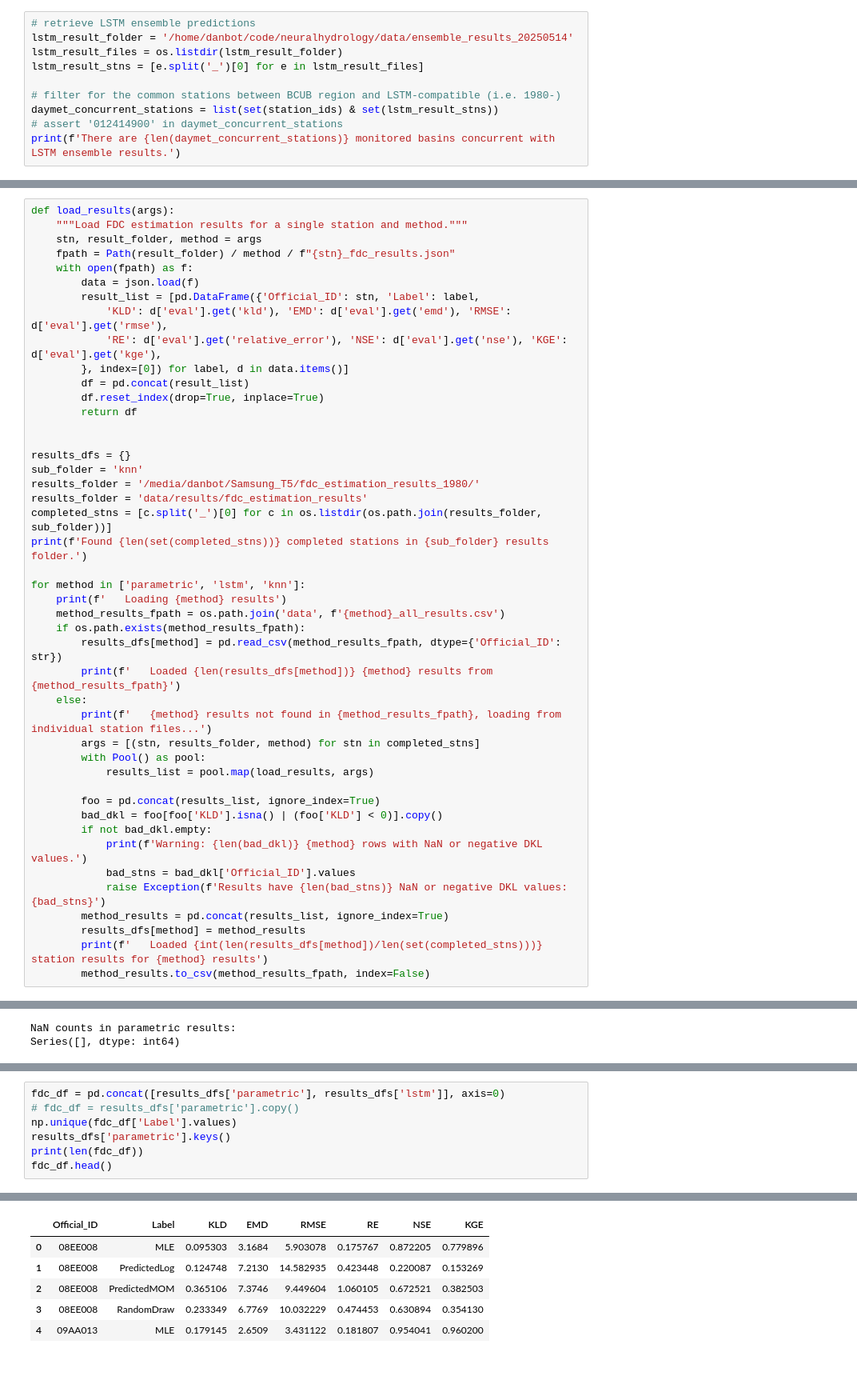
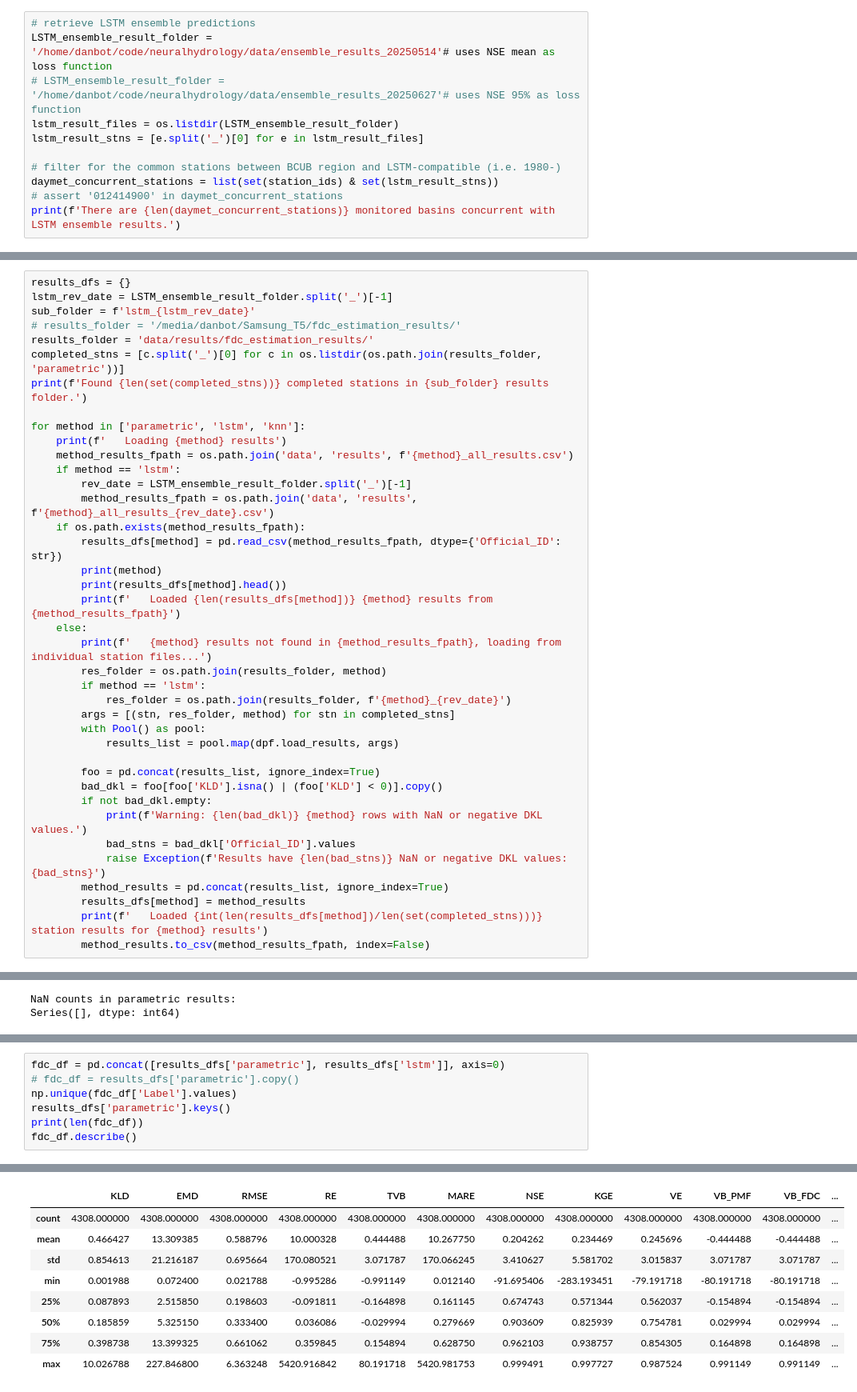
Before and after one commit to dankovacek/distribution_estimation, a Jupyter notebook: docs/notebooks/6_Large_Sample_Results_Comparison.ipynb, the cells around one changed output, grey strips where cells are left out. Shown: that part at 80% size. Drawn from its saved outputs; the diff is of its cells as text; blank space fills up the shorter version.

Commit message:
add signed relative error metrics

```diff
--- a/docs/notebooks/6_Large_Sample_Results_Comparison.ipynb
+++ b/docs/notebooks/6_Large_Sample_Results_Comparison.ipynb
@@ -64,8 +65,9 @@ official_id_dict = {row['Official_ID']: row['Watershed_ID'] for _, row in hs_df.
 da_dict = {row['Official_ID']: row['Drainage_Area_km2'] for _, row in hs_df.iterrows()}
 # %%
 # retrieve LSTM ensemble predictions
-lstm_result_folder = '/home/danbot/code/neuralhydrology/data/ensemble_results_20250514'
-lstm_result_files = os.listdir(lstm_result_folder)
+LSTM_ensemble_result_folder = '/home/danbot/code/neuralhydrology/data/ensemble_results_20250514'# uses NSE mean as loss function
+# LSTM_ensemble_result_folder = '/home/danbot/code/neuralhydrology/data/ensemble_results_20250627'# uses NSE 95% as loss function
+lstm_result_files = os.listdir(LSTM_ensemble_result_folder)
 lstm_result_stns = [e.split('_')[0] for e in lstm_result_files]
 
 # filter for the common stations between BCUB region and LSTM-compatible (i.e. 1980-)
@@ -256,39 +246,33 @@ When using kNN derived from sparse monitoring networks with inconsistent coverag
 # %% [markdown]
 ## Results
 # %%
-def load_results(args):
-    """Load FDC estimation results for a single station and method."""
-    stn, result_folder, method = args
-    fpath = Path(result_folder) / method / f"{stn}_fdc_results.json"
-    with open(fpath) as f:
-        data = json.load(f)
-        result_list = [pd.DataFrame({'Official_ID': stn, 'Label': label,
-            'KLD': d['eval'].get('kld'), 'EMD': d['eval'].get('emd'), 'RMSE': d['eval'].get('rmse'),
-            'RE': d['eval'].get('relative_error'), 'NSE': d['eval'].get('nse'), 'KGE': d['eval'].get('kge'),
-        }, index=[0]) for label, d in data.items()]
-        df = pd.concat(result_list)
-        df.reset_index(drop=True, inplace=True)
-        return df
-
-
 results_dfs = {}
-sub_folder = 'knn'
-results_folder = '/media/danbot/Samsung_T5/fdc_estimation_results_1980/'
-results_folder = 'data/results/fdc_estimation_results'
-completed_stns = [c.split('_')[0] for c in os.listdir(os.path.join(results_folder, sub_folder))]
+lstm_rev_date = LSTM_ensemble_result_folder.split('_')[-1]
+sub_folder = f'lstm_{lstm_rev_date}'
+# results_folder = '/media/danbot/Samsung_T5/fdc_estimation_results/'
+results_folder = 'data/results/fdc_estimation_results/'
+completed_stns = [c.split('_')[0] for c in os.listdir(os.path.join(results_folder, 'parametric'))]
 print(f'Found {len(set(completed_stns))} completed stations in {sub_folder} results folder.')
 
 for method in ['parametric', 'lstm', 'knn']:
     print(f'   Loading {method} results')
-    method_results_fpath = os.path.join('data', f'{method}_all_results.csv')
+    method_results_fpath = os.path.join('data', 'results', f'{method}_all_results.csv')
+    if method == 'lstm':
+        rev_date = LSTM_ensemble_result_folder.split('_')[-1]
+        method_results_fpath = os.path.join('data', 'results', f'{method}_all_results_{rev_date}.csv')
     if os.path.exists(method_results_fpath):
         results_dfs[method] = pd.read_csv(method_results_fpath, dtype={'Official_ID': str})
+        print(method)
+        print(results_dfs[method].head())
         print(f'   Loaded {len(results_dfs[method])} {method} results from {method_results_fpath}')
     else:
         print(f'   {method} results not found in {method_results_fpath}, loading from individual station files...')
-        args = [(stn, results_folder, method) for stn in completed_stns]
+        res_folder = os.path.join(results_folder, method)
+        if method == 'lstm':
+            res_folder = os.path.join(results_folder, f'{method}_{rev_date}')
+        args = [(stn, res_folder, method) for stn in completed_stns]
         with Pool() as pool:
-            results_list = pool.map(load_results, args)
+            results_list = pool.map(dpf.load_results, args)
 
         foo = pd.concat(results_list, ignore_index=True)
         bad_dkl = foo[foo['KLD'].isna() | (foo['KLD'] < 0)].copy()
@@ -474,5 +436,5 @@ fdc_df = pd.concat([results_dfs['parametric'], results_dfs['lstm']], axis=0)
 np.unique(fdc_df['Label'].values)
 results_dfs['parametric'].keys()
 print(len(fdc_df))
-fdc_df.head()
+fdc_df.describe()
 # %% [output]
@@ -480,9 +442,12 @@ fdc_df.head()
-|  | Official_ID | Label | KLD | EMD | RMSE | RE | NSE | KGE |
-| 0 | 08EE008 | MLE | 0.095303 | 3.1684 | 5.903078 | 0.175767 | 0.872205 | 0.779896 |
-| 1 | 08EE008 | PredictedLog | 0.124748 | 7.2130 | 14.582935 | 0.423448 | 0.220087 | 0.153269 |
-| 2 | 08EE008 | PredictedMOM | 0.365106 | 7.3746 | 9.449604 | 1.060105 | 0.672521 | 0.382503 |
-| 3 | 08EE008 | RandomDraw | 0.233349 | 6.7769 | 10.032229 | 0.474453 | 0.630894 | 0.354130 |
-| 4 | 09AA013 | MLE | 0.179145 | 2.6509 | 3.431122 | 0.181807 | 0.954041 | 0.960200 |
+|  | KLD | EMD | RMSE | RE | TVB | MARE | NSE | KGE | VE | VB_PMF | VB_FDC | ... |
+| count | 4308.000000 | 4308.000000 | 4308.000000 | 4308.000000 | 4308.000000 | 4308.000000 | 4308.000000 | 4308.000000 | 4308.000000 | 4308.000000 | 4308.000000 | ... |
+| mean | 0.466427 | 13.309385 | 0.588796 | 10.000328 | 0.444488 | 10.267750 | 0.204262 | 0.234469 | 0.245696 | -0.444488 | -0.444488 | ... |
+| std | 0.854613 | 21.216187 | 0.695664 | 170.080521 | 3.071787 | 170.066245 | 3.410627 | 5.581702 | 3.015837 | 3.071787 | 3.071787 | ... |
+| min | 0.001988 | 0.072400 | 0.021788 | -0.995286 | -0.991149 | 0.012140 | -91.695406 | -283.193451 | -79.191718 | -80.191718 | -80.191718 | ... |
+| 25% | 0.087893 | 2.515850 | 0.198603 | -0.091811 | -0.164898 | 0.161145 | 0.674743 | 0.571344 | 0.562037 | -0.154894 | -0.154894 | ... |
+| 50% | 0.185859 | 5.325150 | 0.333400 | 0.036086 | -0.029994 | 0.279669 | 0.903609 | 0.825939 | 0.754781 | 0.029994 | 0.029994 | ... |
+| 75% | 0.398738 | 13.399325 | 0.661062 | 0.359845 | 0.154894 | 0.628750 | 0.962103 | 0.938757 | 0.854305 | 0.164898 | 0.164898 | ... |
+| max | 10.026788 | 227.846800 | 6.363248 | 5420.916842 | 80.191718 | 5420.981753 | 0.999491 | 0.997727 | 0.987524 | 0.991149 | 0.991149 | ... |
 # %%
 def get_result_and_ids(label, metric):
     data = fdc_df[fdc_df['Label'] == label].copy()
```
Also changed, not shown: parts of 77 cells of this notebook, 13 other files.
